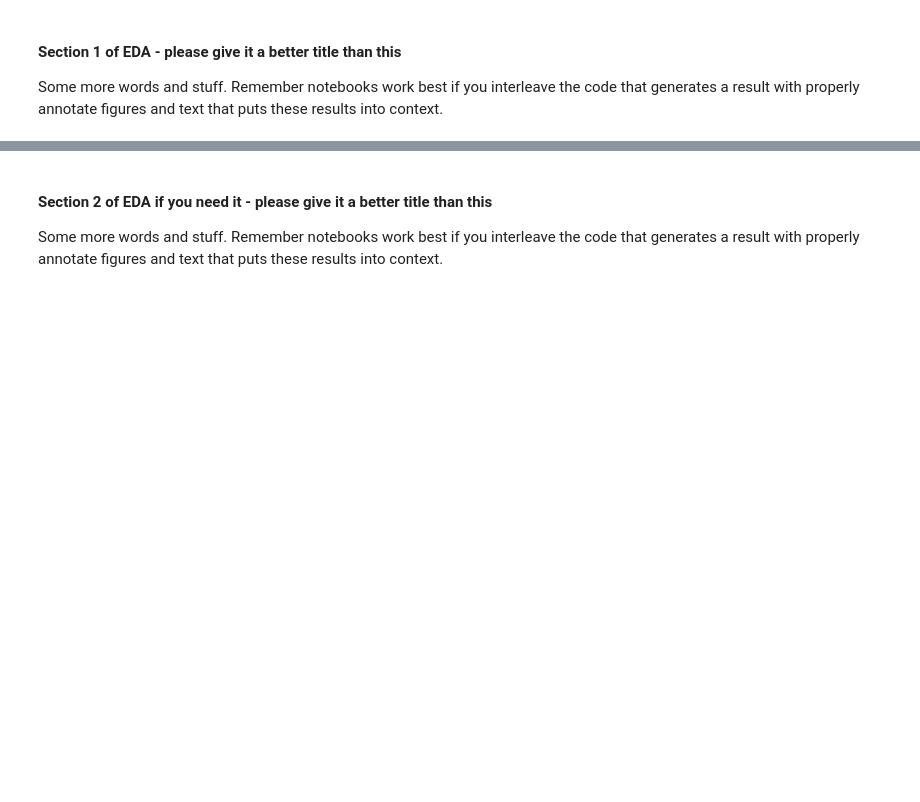
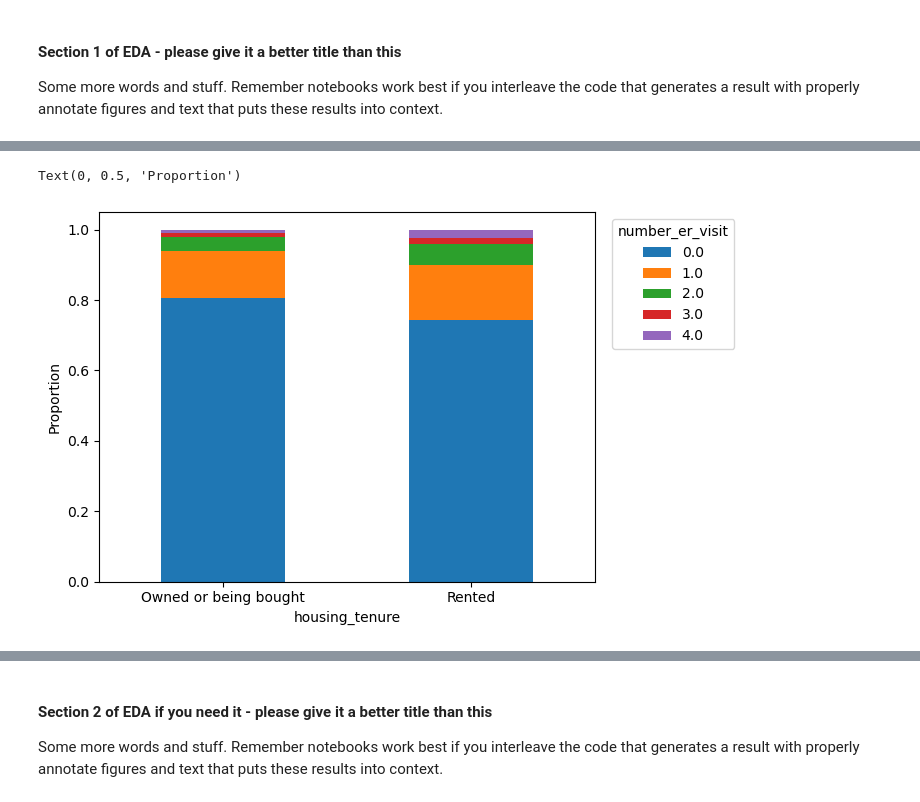
Before and after one commit to COGS108/Group-SP26-079, a Jupyter notebook: 02-EDACheckpoint.ipynb, the cells around one changed output, grey strips where cells are left out. Cells and saved outputs as stored; diff of their text form; code cells hidden in the pictures; blank space fills up the shorter version.

```diff
--- a/02-EDACheckpoint.ipynb
+++ b/02-EDACheckpoint.ipynb
@@ -241,18 +274,23 @@ tenure_delayed_plot.legend(
 # %%
 tenure_er_stacked = pd.crosstab(
     data_drop_other['housing_tenure'],
     data_drop_other['any_er_visit'],
     normalize='index'
 )
 
 ax=tenure_er_stacked.plot(
     kind='bar',
     stacked=True
 )
 ax.legend(
     title='number_er_visit',
     bbox_to_anchor=(1.02, 1)
 )
+ax.tick_params(axis='x', labelrotation=0)
+ax.set_ylabel('Proportion')
+# %% [output]
+Text(0, 0.5, 'Proportion')
+[figure, added]
 # %%
 tenure_gap_stacked = pd.crosstab(
     data_drop_other['housing_tenure'],
```
Also changed, not shown: parts of 18 cells of this notebook.
